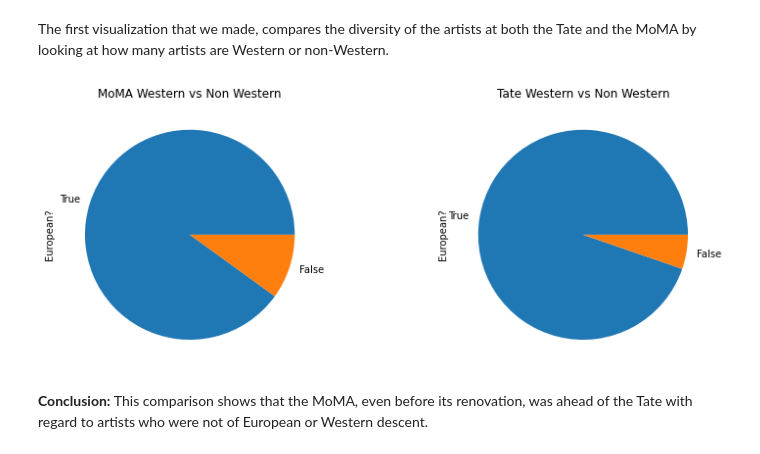
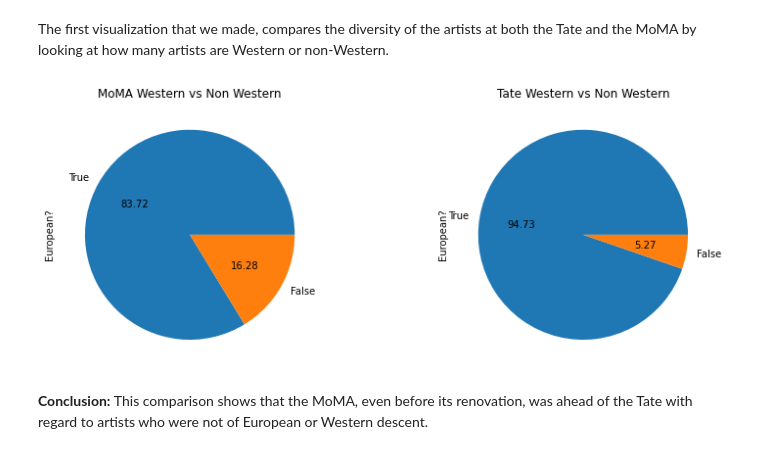
Before and after one commit to emily-oconnell/diversity-in-art-museums, a Jupyter notebook: worknotebook.ipynb, the cells around one changed output. Cells and saved outputs as stored; diff of their text form; code cells hidden in the pictures.

```diff
--- a/worknotebook.ipynb
+++ b/worknotebook.ipynb
@@ -620,17 +715,17 @@ tate_European = tate_country['European?'].value_counts()
 # %%
 # create and format pie charts
 fig, (ax1, ax2) = plot.subplots(1, 2)
-moma_European.plot.pie(ax=ax1)
+moma_European.plot.pie(ax=ax1,  autopct='%.2f')
 ax1.set_title("MoMA Western vs Non Western")
 
-tate_European.plot.pie(ax=ax2)
+tate_European.plot.pie(ax=ax2, autopct='%.2f')
 ax2.set_title("Tate Western vs Non Western")
 
 fig.subplots_adjust(wspace=.5)
 fig.set_figheight(12)
 fig.set_figwidth(12)
 # %% [output]
-[figure, old version]
+[figure, new version]
 # %% [markdown]
 <strong> Conclusion: </strong> This comparison shows that the MoMA, even before its renovation, was ahead of the Tate with regard to artists who were not of European or Western descent.
 # %% [markdown]
```
Also changed, not shown: parts of 33 cells of this notebook.
